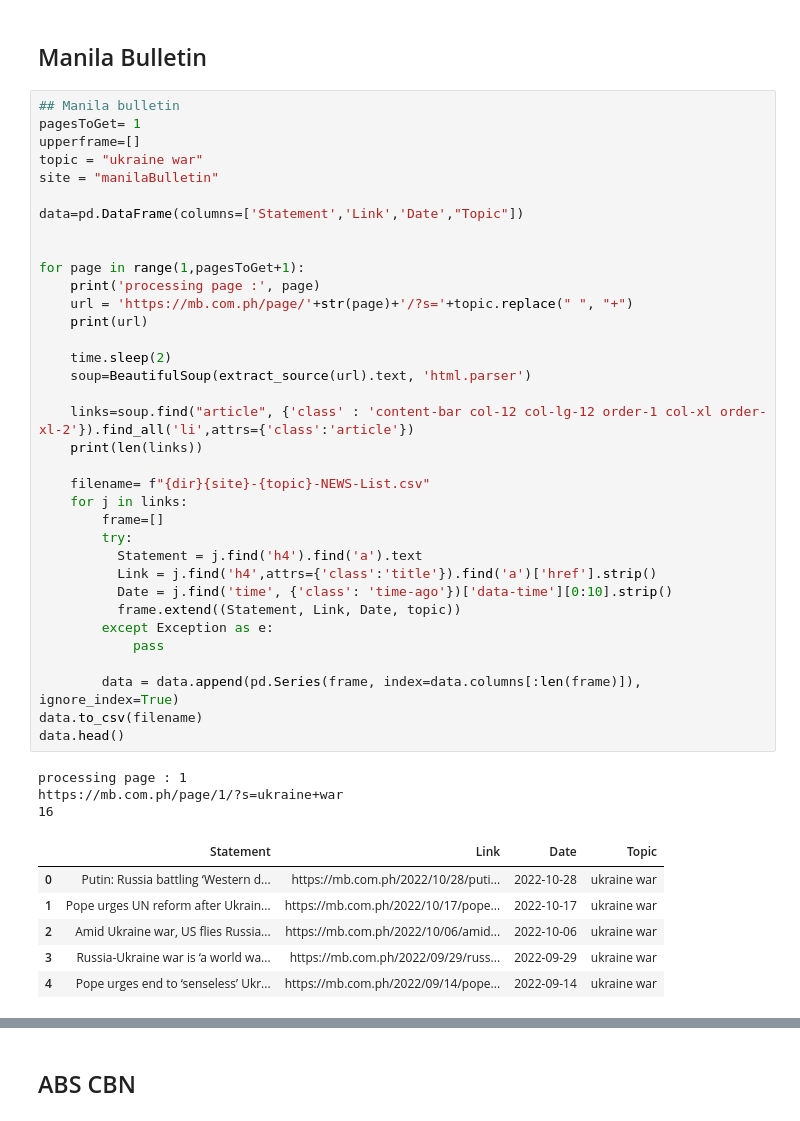
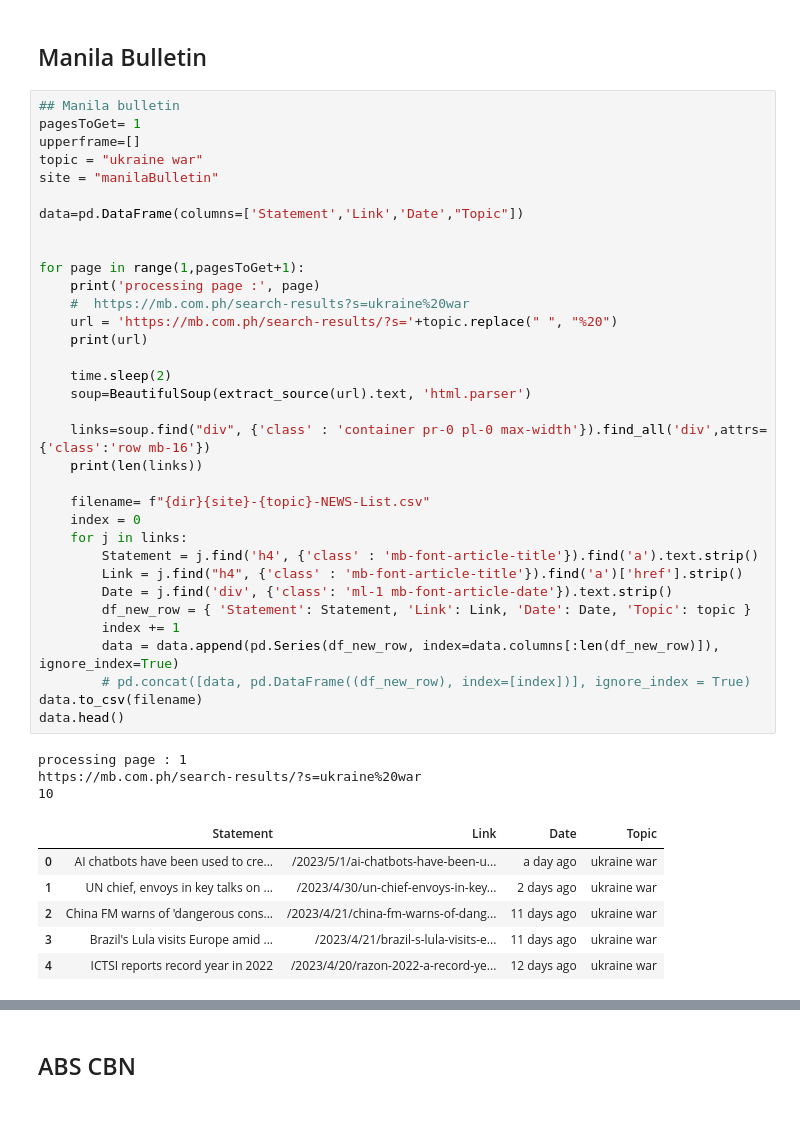
Before and after one commit to jmlDC/MARISOL-Thesis22-23, a Jupyter notebook: Scraper.ipynb, the cells around one changed output, grey strips where cells are left out. Saved outputs shown, nothing was run; the diff lists cells and outputs as text.

```diff
--- a/Scraper.ipynb
+++ b/Scraper.ipynb
@@ -145,48 +145,47 @@ https://www.politifact.com/factchecks/list/?page=1
 # %%
 ## Manila bulletin
 pagesToGet= 1
 upperframe=[]
 topic = "ukraine war"
 site = "manilaBulletin"
 
 data=pd.DataFrame(columns=['Statement','Link','Date',"Topic"])
 
 
 for page in range(1,pagesToGet+1):
     print('processing page :', page)
-    url = 'https://mb.com.ph/page/'+str(page)+'/?s='+topic.replace(" ", "+")
+    #  https://mb.com.ph/search-results?s=ukraine%20war
+    url = 'https://mb.com.ph/search-results/?s='+topic.replace(" ", "%20")
     print(url)
 
     time.sleep(2)
     soup=BeautifulSoup(extract_source(url).text, 'html.parser')
 
-    links=soup.find("article", {'class' : 'content-bar col-12 col-lg-12 order-1 col-xl order-xl-2'}).find_all('li',attrs={'class':'article'})
+    links=soup.find("div", {'class' : 'container pr-0 pl-0 max-width'}).find_all('div',attrs={'class':'row mb-16'})
     print(len(links))
 
     filename= f"{dir}{site}-{topic}-NEWS-List.csv"
+    index = 0
     for j in links:
-        frame=[]
-        try:
-          Statement = j.find('h4').find('a').text
-          Link = j.find('h4',attrs={'class':'title'}).find('a')['href'].strip()
-          Date = j.find('time', {'class': 'time-ago'})['data-time'][0:10].strip()
-          frame.extend((Statement, Link, Date, topic))
-        except Exception as e:
-            pass
-
-        data = data.append(pd.Series(frame, index=data.columns[:len(frame)]), ignore_index=True)
+        Statement = j.find('h4', {'class' : 'mb-font-article-title'}).find('a').text.strip()
+        Link = j.find("h4", {'class' : 'mb-font-article-title'}).find('a')['href'].strip()
+        Date = j.find('div', {'class': 'ml-1 mb-font-article-date'}).text.strip()
+        df_new_row = { 'Statement': Statement, 'Link': Link, 'Date': Date, 'Topic': topic }
+        index += 1
+        data = data.append(pd.Series(df_new_row, index=data.columns[:len(df_new_row)]), ignore_index=True)
+        # pd.concat([data, pd.DataFrame((df_new_row), index=[index])], ignore_index = True)
 data.to_csv(filename)
 data.head()
 # %% [output]
 processing page : 1
-https://mb.com.ph/page/1/?s=ukraine+war
-16
+https://mb.com.ph/search-results/?s=ukraine%20war
+10
 |  | Statement | Link | Date | Topic |
-| 0 | Putin: Russia battling ‘Western d... | https://mb.com.ph/2022/10/28/puti... | 2022-10-28 | ukraine war |
-| 1 | Pope urges UN reform after Ukrain... | https://mb.com.ph/2022/10/17/pope... | 2022-10-17 | ukraine war |
-| 2 | Amid Ukraine war, US flies Russia... | https://mb.com.ph/2022/10/06/amid... | 2022-10-06 | ukraine war |
-| 3 | Russia-Ukraine war is ‘a world wa... | https://mb.com.ph/2022/09/29/russ... | 2022-09-29 | ukraine war |
-| 4 | Pope urges end to ‘senseless’ Ukr... | https://mb.com.ph/2022/09/14/pope... | 2022-09-14 | ukraine war |
+| 0 | AI chatbots have been used to cre... | /2023/5/1/ai-chatbots-have-been-u... | a day ago | ukraine war |
+| 1 | UN chief, envoys in key talks on ... | /2023/4/30/un-chief-envoys-in-key... | 2 days ago | ukraine war |
+| 2 | China FM warns of 'dangerous cons... | /2023/4/21/china-fm-warns-of-dang... | 11 days ago | ukraine war |
+| 3 | Brazil's Lula visits Europe amid ... | /2023/4/21/brazil-s-lula-visits-e... | 11 days ago | ukraine war |
+| 4 | ICTSI reports record year in 2022 | /2023/4/20/razon-2022-a-record-ye... | 12 days ago | ukraine war |
 # %%
 data2 = pd.DataFrame(columns=["Title", "Author", "Date", "Text"])
 filename= f"{dir+site+'-'+topic}NEWS.csv"
```
Also changed, not shown: parts of 7 cells of this notebook, 3 other files.
